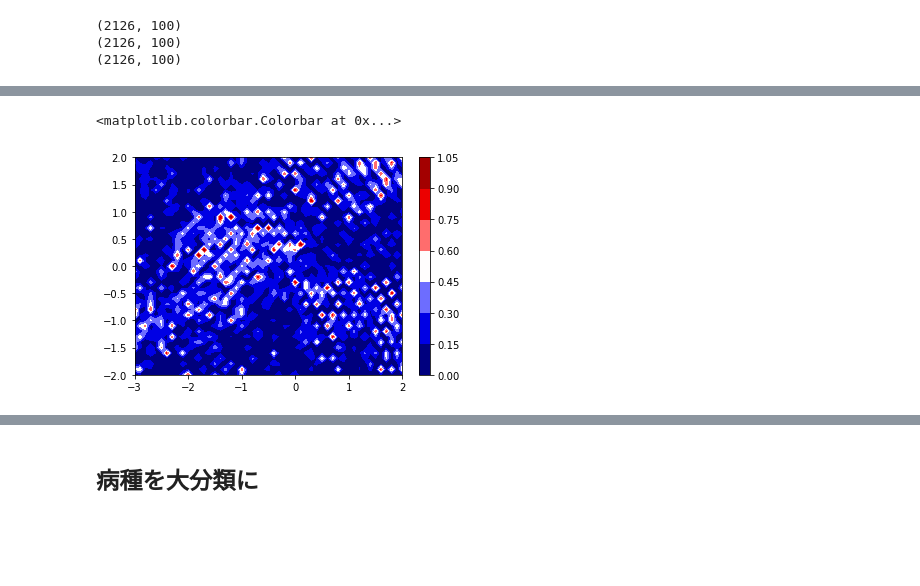
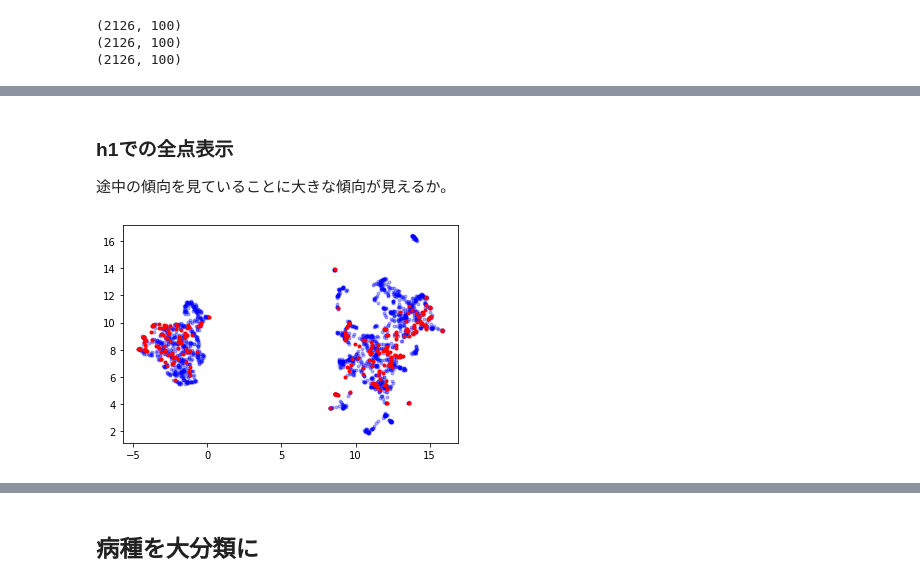
Before and after one commit to keytsuda/Continuous-Monitoring-of-Vital, a Jupyter notebook: GRUODEBayse/latent_variables_eval.ipynb, the cells around one changed output, grey strips where cells are left out. Drawn from its saved outputs; the diff is of its cells as text; code cells hidden in the pictures; blank space fills up the shorter version.

```diff
--- a/GRUODEBayse/latent_variables_eval.ipynb
+++ b/GRUODEBayse/latent_variables_eval.ipynb
@@ -74,5 +121,5 @@ data_test   = data_utils.ODE_Dataset(csv_file=csv_file_path,label_file=tags_file
 # %%
-dl   = DataLoader(dataset=data_test, collate_fn=data_utils.custom_collate_fn, shuffle=True, batch_size=100,num_workers=4)
+dl   = DataLoader(dataset=data_test, collate_fn=data_utils.custom_collate_fn, shuffle=False, batch_size=100,num_workers=4)
 # %%
 #Model parameters.
 params_dict=dict()
@@ -556,16 +406,0 @@ plt.colorbar()
-# %%
-h0_mapper=umap_obj.fit(h0)
-xx=X.reshape(len(x)*len(y),1)
-yy=Y.reshape(len(x)*len(y),1)
-test_pts=np.hstack((xx,yy))
-len(test_pts)
-inv_transformed_points = h0_mapper.inverse_transform(test_pts)
-inv_h0=torch.tensor(inv_transformed_points)
-pred=torch.sigmoid(model.classification_model(inv_h0.to(device)))
-pred=pred.cpu().detach().numpy()
-pts_val=np.empty((41, 51))
-idx=0
-for i in tqdm(range(len(y))[::-1]):
-    for j in range(len(x))[::-1]:
-        pts_val[i,j]=pred[idx]
-        idx+=1
@@ -578,22 +407,11 @@ plt.colorbar()
-# %%
-hT_mapper=umap_obj.fit(hT)
-xx=X.reshape(len(x)*len(y),1)
-yy=Y.reshape(len(x)*len(y),1)
-test_pts=np.hstack((xx,yy))
-len(test_pts)
-inv_transformed_points = hT_mapper.inverse_transform(test_pts)
-inv_hT=torch.tensor(inv_transformed_points)
-pred=torch.sigmoid(model.classification_model(inv_hT.to(device)))
-pred=pred.cpu().detach().numpy()
-pts_val=np.empty((41, 51))
-idx=0
-for i in tqdm(range(len(y))[::-1]):
-    for j in range(len(x))[::-1]:
-        pts_val[i,j]=pred[idx]
-        idx+=1
-# %%
-plt.contourf(X, Y, min_max(pts_val),cmap="seismic")
-plt.colorbar()
-# %% [output]
-<matplotlib.colorbar.Colorbar at 0x...>
-[figure, removed]
+# %% [markdown]
+### h1での全点表示
+途中の傾向を見ていることに大きな傾向が見えるか。
+# %%
+c=["blue","red"]
+alpha=[0.3,1]
+s=[10,5]
+for i in range(2):
+    plt.scatter(df_1[df_1["y"]==i]["h1_x"],df_1[df_1["y"]==i]["h1_y"],marker=".",color=c[i],alpha=alpha[i])
+# %% [output]
+[figure, added]
```
Also changed, not shown: parts of 87 cells of this notebook, 1 other file.
